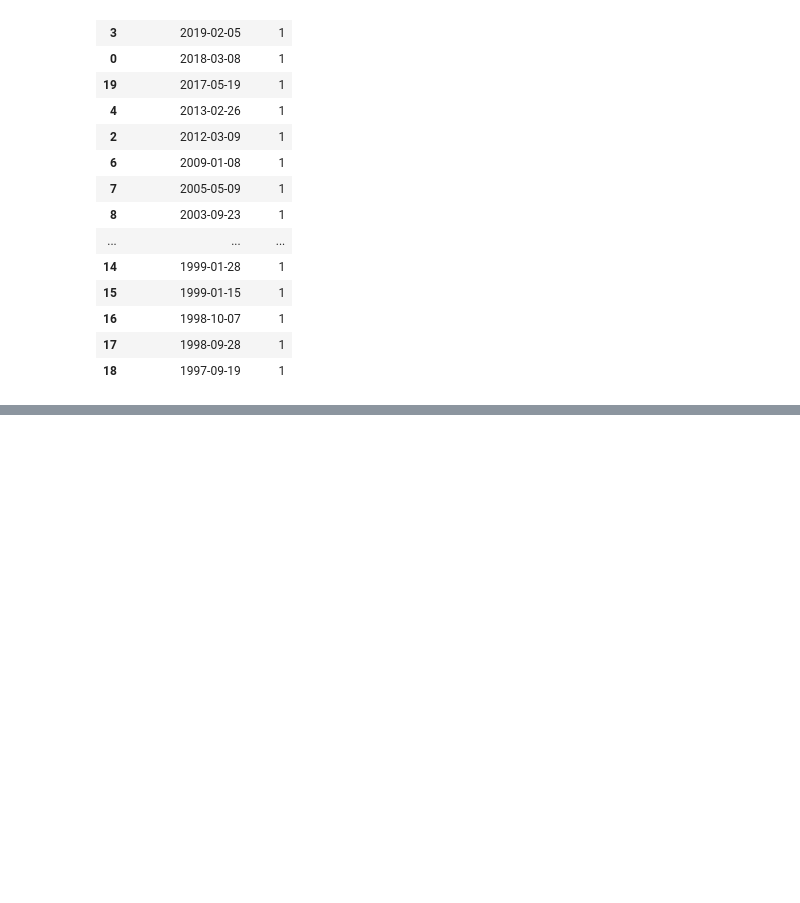
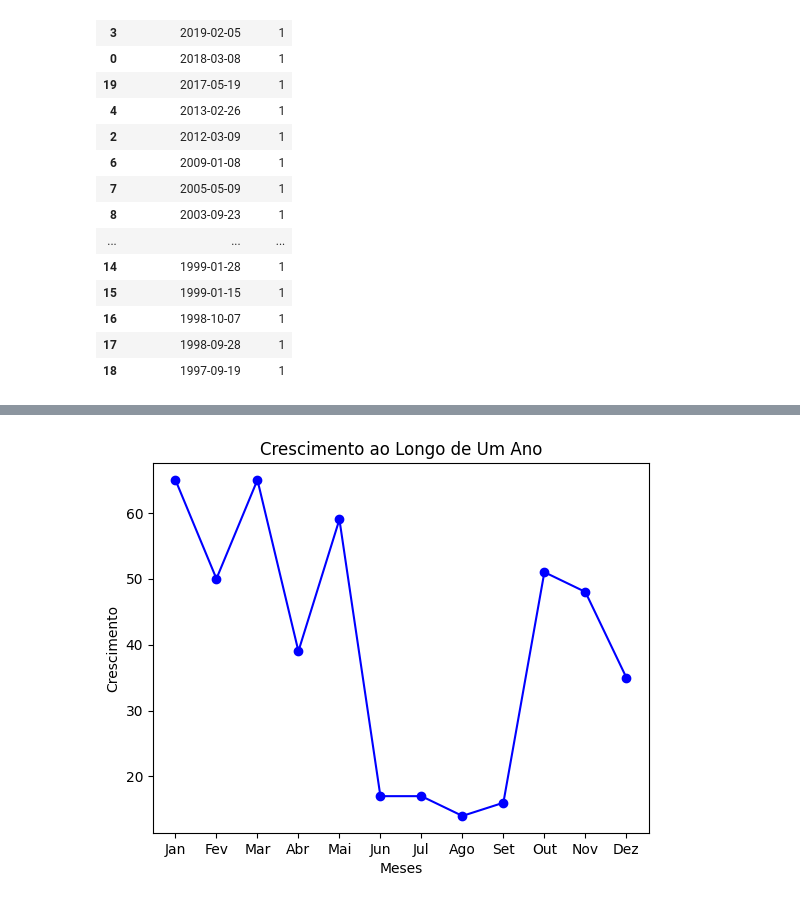
Before and after one commit to sintese-bi/dashboard-cnpj-api, a Jupyter notebook: testes.ipynb, the cells around one changed output, grey strips where cells are left out. Saved outputs shown, nothing was run; the diff lists cells and outputs as text; code cells hidden in the pictures; blank space fills up the shorter version.

```diff
--- a/testes.ipynb
+++ b/testes.ipynb
@@ -560,0 +576,17 @@ df
+# %%
+import numpy as np
+
+# Dados fictícios para o crescimento ao longo de um ano
+meses = np.arange(1, 13)
+crescimento = np.random.randint(10, 100, size=12)
+
+# Criando o gráfico de linha
+plt.plot(meses, crescimento, marker='o', color='blue', linestyle='-')
+plt.xlabel('Meses')
+plt.ylabel('Crescimento')
+plt.title('Crescimento ao Longo de Um Ano')
+plt.xticks(np.arange(1, 13), ['Jan', 'Fev', 'Mar', 'Abr', 'Mai', 'Jun', 'Jul', 'Ago', 'Set', 'Out', 'Nov', 'Dez'])
+plt.grid(False)
+plt.show()
+# %% [output]
+[figure, added]
```
Also changed, not shown: parts of 12 cells of this notebook, 1 other file.
